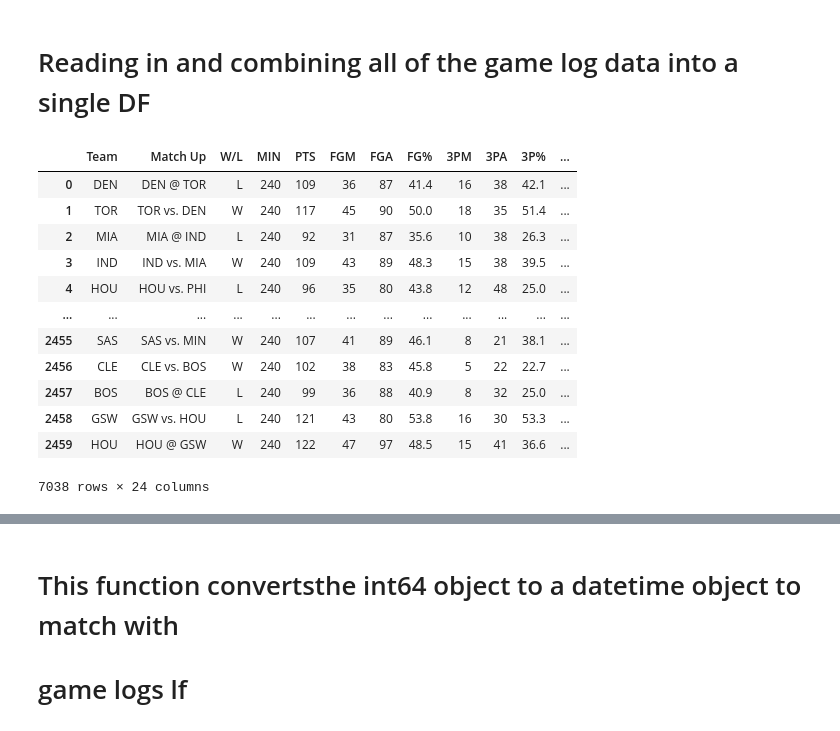
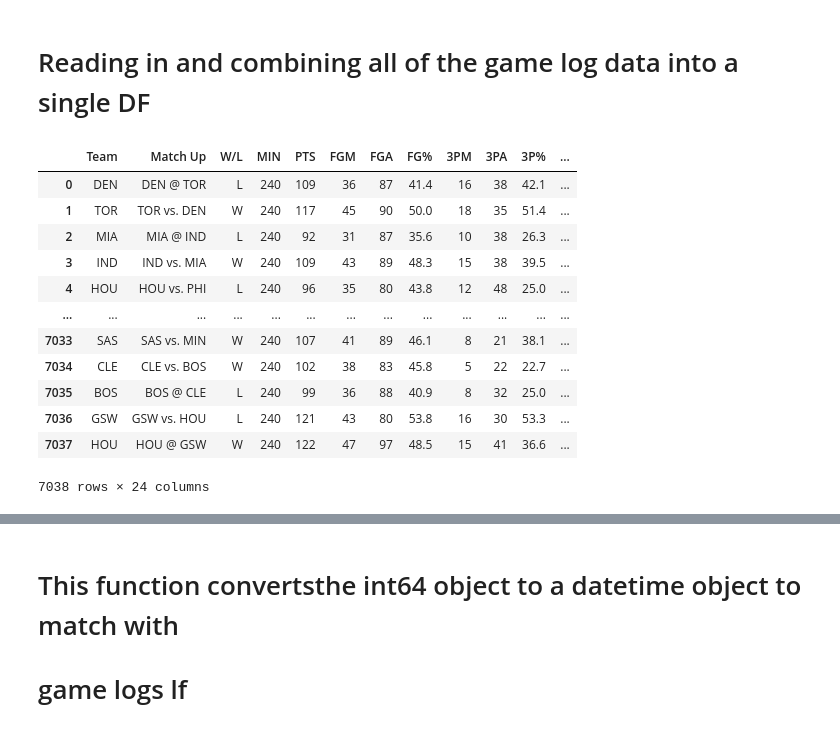
Before and after one commit to amoss038/Over_under, a Jupyter notebook: DF_combiner.ipynb, the cells around one changed output, grey strips where cells are left out. Drawn from its saved outputs; the diff is of its cells as text; code cells hidden in the pictures.

```diff
--- a/DF_combiner.ipynb
+++ b/DF_combiner.ipynb
@@ -45,23 +45,33 @@ def call_game_logs():
     #converting 'Date column to datetime'
     gl_full['Date'] = pd.to_datetime(gl_full['Date'])
 
+    #converting to string to do goupby later
+    gl_full['Date'] = gl_full['Date'].astype(str)
+
+    #reseting the index to make unique
+    gl_full.reset_index(inplace =True)
+
+
+    #dropping index after reseting
+    gl_full.drop(['index'], inplace = True, axis =1)
+
     return gl_full
 
 
-full = call_game_logs()
+full_game_logs = call_game_logs()
-# %%
-full
-# %% [output]
-|  | Team | Match Up | W/L | MIN | PTS | FGM | FGA | FG% | 3PM | 3PA | 3P% | ... |
-| 0 | DEN | DEN @ TOR | L | 240 | 109 | 36 | 87 | 41.4 | 16 | 38 | 42.1 | ... |
-| 1 | TOR | TOR vs. DEN | W | 240 | 117 | 45 | 90 | 50.0 | 18 | 35 | 51.4 | ... |
-| 2 | MIA | MIA @ IND | L | 240 | 92 | 31 | 87 | 35.6 | 10 | 38 | 26.3 | ... |
-| 3 | IND | IND vs. MIA | W | 240 | 109 | 43 | 89 | 48.3 | 15 | 38 | 39.5 | ... |
-| 4 | HOU | HOU vs. PHI | L | 240 | 96 | 35 | 80 | 43.8 | 12 | 48 | 25.0 | ... |
-| ... | ... | ... | ... | ... | ... | ... | ... | ... | ... | ... | ... | ... |
-| 2455 | SAS | SAS vs. MIN | W | 240 | 107 | 41 | 89 | 46.1 | 8 | 21 | 38.1 | ... |
-| 2456 | CLE | CLE vs. BOS | W | 240 | 102 | 38 | 83 | 45.8 | 5 | 22 | 22.7 | ... |
-| 2457 | BOS | BOS @ CLE | L | 240 | 99 | 36 | 88 | 40.9 | 8 | 32 | 25.0 | ... |
-| 2458 | GSW | GSW vs. HOU | L | 240 | 121 | 43 | 80 | 53.8 | 16 | 30 | 53.3 | ... |
-| 2459 | HOU | HOU @ GSW | W | 240 | 122 | 47 | 97 | 48.5 | 15 | 41 | 36.6 | ... |
-7038 rows × 24 columns
+# %%
+full_game_logs
+# %% [output]
+|  | Team | Match Up | W/L | MIN | PTS | FGM | FGA | FG% | 3PM | 3PA | 3P% | ... |
+| 0 | DEN | DEN @ TOR | L | 240 | 109 | 36 | 87 | 41.4 | 16 | 38 | 42.1 | ... |
+| 1 | TOR | TOR vs. DEN | W | 240 | 117 | 45 | 90 | 50.0 | 18 | 35 | 51.4 | ... |
+| 2 | MIA | MIA @ IND | L | 240 | 92 | 31 | 87 | 35.6 | 10 | 38 | 26.3 | ... |
+| 3 | IND | IND vs. MIA | W | 240 | 109 | 43 | 89 | 48.3 | 15 | 38 | 39.5 | ... |
+| 4 | HOU | HOU vs. PHI | L | 240 | 96 | 35 | 80 | 43.8 | 12 | 48 | 25.0 | ... |
+| ... | ... | ... | ... | ... | ... | ... | ... | ... | ... | ... | ... | ... |
+| 7033 | SAS | SAS vs. MIN | W | 240 | 107 | 41 | 89 | 46.1 | 8 | 21 | 38.1 | ... |
+| 7034 | CLE | CLE vs. BOS | W | 240 | 102 | 38 | 83 | 45.8 | 5 | 22 | 22.7 | ... |
+| 7035 | BOS | BOS @ CLE | L | 240 | 99 | 36 | 88 | 40.9 | 8 | 32 | 25.0 | ... |
+| 7036 | GSW | GSW vs. HOU | L | 240 | 121 | 43 | 80 | 53.8 | 16 | 30 | 53.3 | ... |
+| 7037 | HOU | HOU @ GSW | W | 240 | 122 | 47 | 97 | 48.5 | 15 | 41 | 36.6 | ... |
+7038 rows × 24 columns
```
Also changed, not shown: parts of 32 cells of this notebook, 4 other files.
